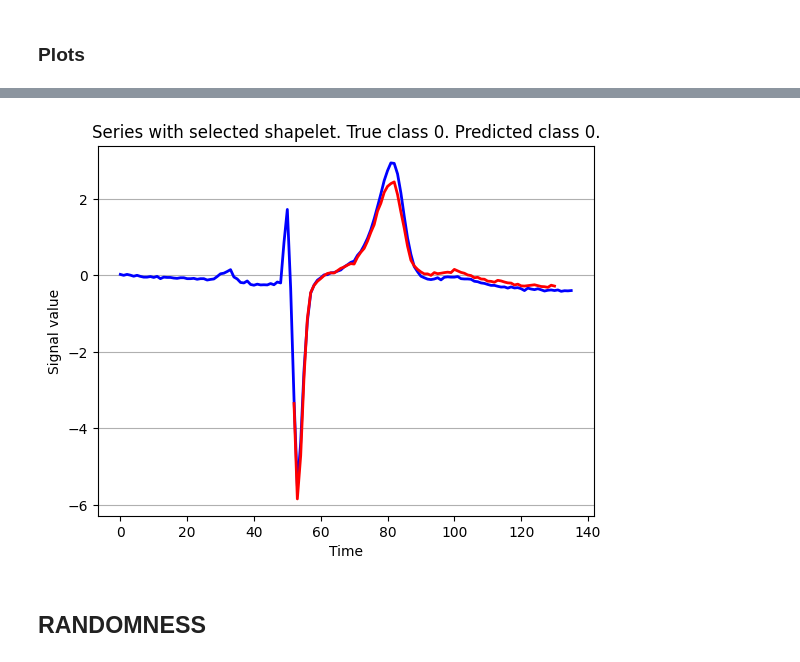
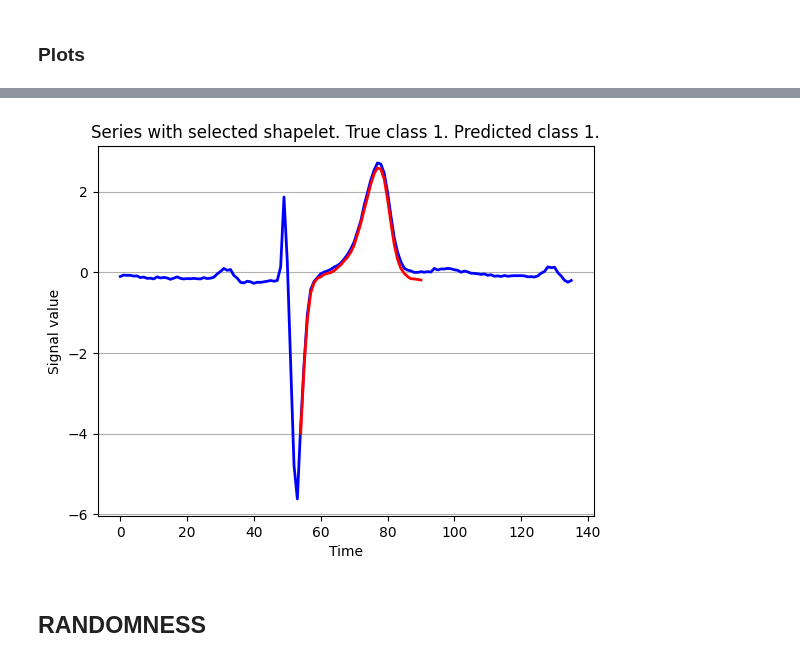
Before and after one commit to CorentinPernot/FASTShapelets_TS, a Jupyter notebook: notebooks/results_jules.ipynb, the cells around one changed output, grey strips where cells are left out. Saved outputs shown, nothing was run; the diff lists cells and outputs as text; code cells hidden in the pictures.

```diff
--- a/notebooks/results_jules.ipynb
+++ b/notebooks/results_jules.ipynb
@@ -88,13 +100,13 @@ plot_shapelet(shapelet_params=shapelet_params)
 # %%
 ### PLOT SHAPELET ON A SERIES
 
-SERIES_IDX = 101
+SERIES_IDX = 111
 
 plot_series_with_shapelet(
     X=X_test, y=y_test, shapelet_params=shapelet_params, index=SERIES_IDX
 )
 # %% [output]
-[figure, old version]
+[figure, new version]
 # %% [markdown]
 ## **RANDOMNESS**
 # %%
```
Also changed, not shown: parts of 28 cells of this notebook, 9 other files.
